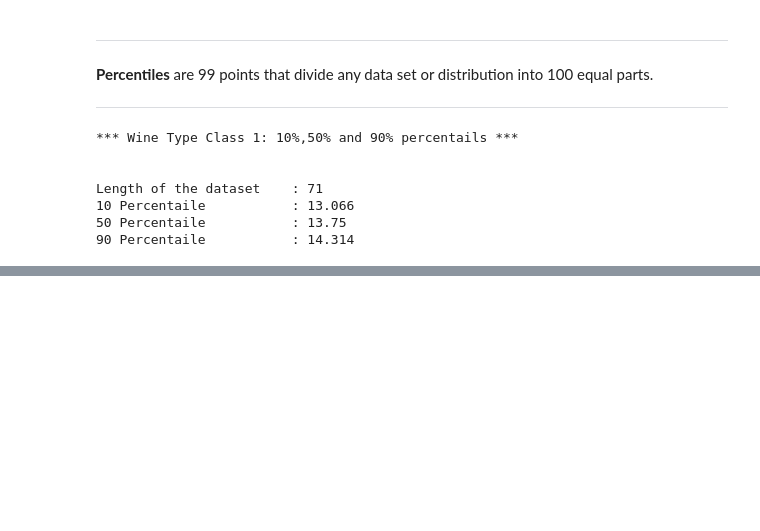
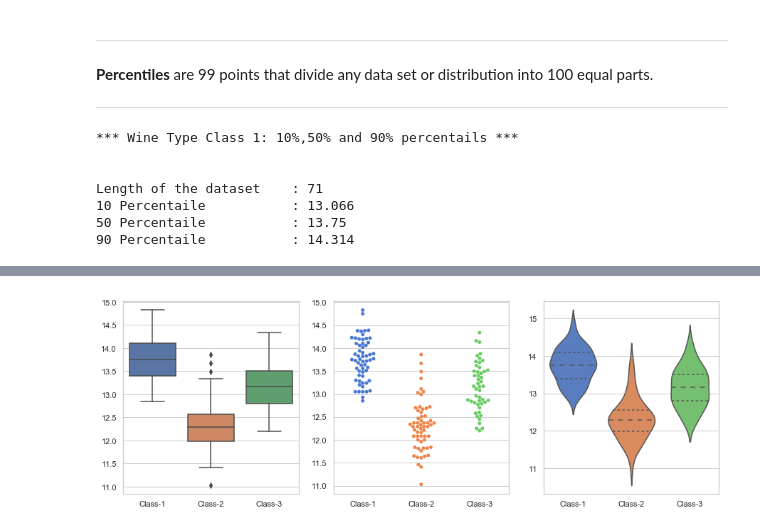
Before and after one commit to SomanathanSubramaniyan/FDA-Project, a Jupyter notebook: Fundamentals of Data Analysis - Project.ipynb, the cells around one changed output, grey strips where cells are left out. Saved outputs shown, nothing was run; the diff lists cells and outputs as text; code cells hidden in the pictures; blank space fills up the shorter version.

Commit message:
Graphs - Section 4

```diff
--- a/Fundamentals of Data Analysis - Project.ipynb
+++ b/Fundamentals of Data Analysis - Project.ipynb
@@ -301,0 +313,19 @@ Length of the dataset    : 71
+# %%
+#Creae a dataframe for the alcohol content
+#As there are duplicates in the data (alcohol wine content), the individual dataframes are converted into series and
+# stored in dataframe
+import seaborn as sns
+
+df_alcohol = pd.DataFrame()
+df_alcohol['Class-1'] = df_alcohol_class1['Class-1'].tolist()
+df_alcohol['Class-2'] = pd.Series(df_alcohol_class2['Class-2'].tolist())
+df_alcohol['Class-3'] = pd.Series(df_alcohol_class3['Class-3'].tolist())
+df_alcohol
+
+fig, (ax1, ax2,ax3) = plt.subplots(1, 3,figsize=(15,5))
+sns.set(style="whitegrid")
+ax = sns.boxplot(data=df_alcohol, ax=ax1)
+ax = sns.swarmplot(data=df_alcohol, color=".25", palette="muted", ax=ax2)
+ax = sns.violinplot(data=df_alcohol, color=".7", palette="muted", inner="quartile",  scale="count", ax=ax3)
+# %% [output]
+[figure, added]
```
Also changed, not shown: parts of 7 cells of this notebook.
